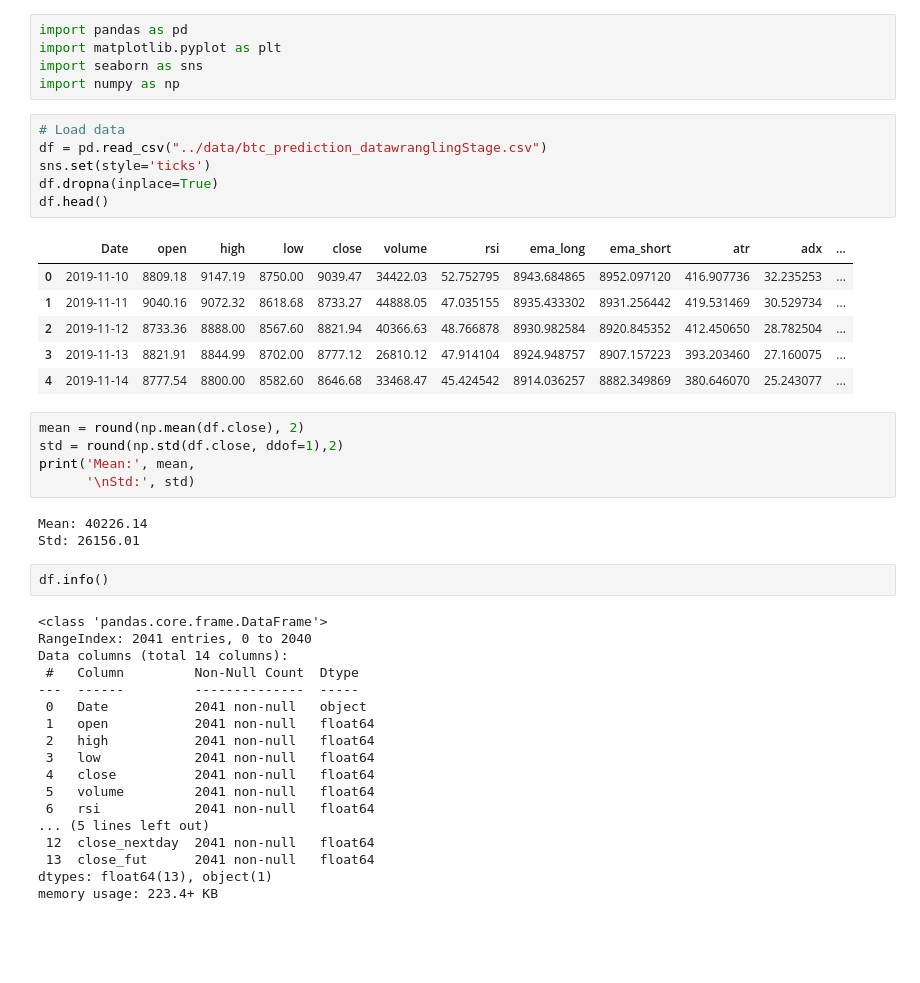
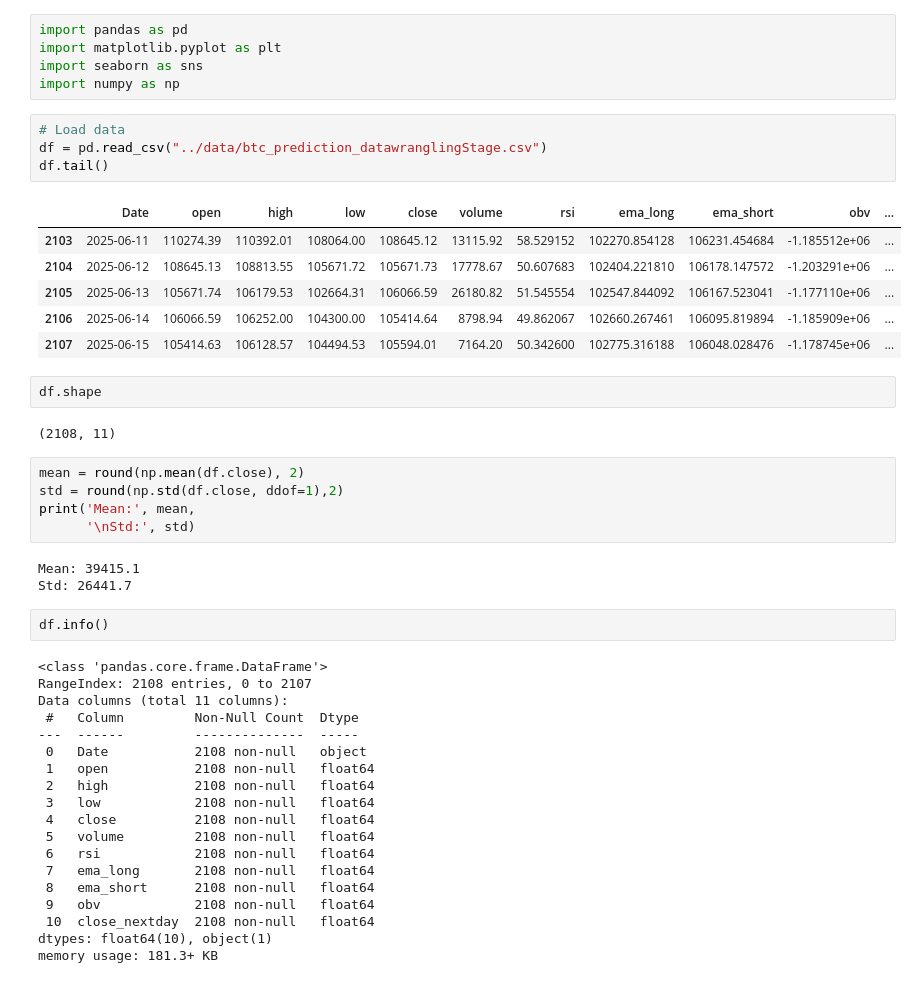
Before and after one commit to a7-peer/BTC_tradingbot, a Jupyter notebook: EDA/BTC_EDA.ipynb, the cells around one changed output. Drawn from its saved outputs; the diff is of its cells as text; blank space fills up the shorter version.

```diff
--- a/EDA/BTC_EDA.ipynb
+++ b/EDA/BTC_EDA.ipynb
@@ -25,41 +24,44 @@ import numpy as np
 # %%
 # Load data
 df = pd.read_csv("../data/btc_prediction_datawranglingStage.csv")
-sns.set(style='ticks')
-df.dropna(inplace=True)
-df.head()
+df.tail()
 # %% [output]
-|  | Date | open | high | low | close | volume | rsi | ema_long | ema_short | atr | adx | ... |
-| 0 | 2019-11-10 | 8809.18 | 9147.19 | 8750.00 | 9039.47 | 34422.03 | 52.752795 | 8943.684865 | 8952.097120 | 416.907736 | 32.235253 | ... |
-| 1 | 2019-11-11 | 9040.16 | 9072.32 | 8618.68 | 8733.27 | 44888.05 | 47.035155 | 8935.433302 | 8931.256442 | 419.531469 | 30.529734 | ... |
-| 2 | 2019-11-12 | 8733.36 | 8888.00 | 8567.60 | 8821.94 | 40366.63 | 48.766878 | 8930.982584 | 8920.845352 | 412.450650 | 28.782504 | ... |
-| 3 | 2019-11-13 | 8821.91 | 8844.99 | 8702.00 | 8777.12 | 26810.12 | 47.914104 | 8924.948757 | 8907.157223 | 393.203460 | 27.160075 | ... |
-| 4 | 2019-11-14 | 8777.54 | 8800.00 | 8582.60 | 8646.68 | 33468.47 | 45.424542 | 8914.036257 | 8882.349869 | 380.646070 | 25.243077 | ... |
+|  | Date | open | high | low | close | volume | rsi | ema_long | ema_short | obv | ... |
+| 2103 | 2025-06-11 | 110274.39 | 110392.01 | 108064.00 | 108645.12 | 13115.92 | 58.529152 | 102270.854128 | 106231.454684 | -1.185512e+06 | ... |
+| 2104 | 2025-06-12 | 108645.13 | 108813.55 | 105671.72 | 105671.73 | 17778.67 | 50.607683 | 102404.221810 | 106178.147572 | -1.203291e+06 | ... |
+| 2105 | 2025-06-13 | 105671.74 | 106179.53 | 102664.31 | 106066.59 | 26180.82 | 51.545554 | 102547.844092 | 106167.523041 | -1.177110e+06 | ... |
+| 2106 | 2025-06-14 | 106066.59 | 106252.00 | 104300.00 | 105414.64 | 8798.94 | 49.862067 | 102660.267461 | 106095.819894 | -1.185909e+06 | ... |
+| 2107 | 2025-06-15 | 105414.63 | 106128.57 | 104494.53 | 105594.01 | 7164.20 | 50.342600 | 102775.316188 | 106048.028476 | -1.178745e+06 | ... |
+# %%
+df.shape
+# %% [output]
+(2108, 11)
 # %%
 mean = round(np.mean(df.close), 2)
 std = round(np.std(df.close, ddof=1),2)
 print('Mean:', mean,
       '\nStd:', std)
 # %% [output]
-Mean: 40226.14
-Std: 26156.01
+Mean: 39415.1
+Std: 26441.7
 # %%
 df.info()
 # %% [output]
 <class 'pandas.core.frame.DataFrame'>
-RangeIndex: 2041 entries, 0 to 2040
-Data columns (total 14 columns):
+RangeIndex: 2108 entries, 0 to 2107
+Data columns (total 11 columns):
  #   Column         Non-Null Count  Dtype
 ---  ------         --------------  -----
- 0   Date           2041 non-null   object
- 1   open           2041 non-null   float64
- 2   high           2041 non-null   float64
- 3   low            2041 non-null   float64
- 4   close          2041 non-null   float64
- 5   volume         2041 non-null   float64
- 6   rsi            2041 non-null   float64
-... (5 lines left out)
- 12  close_nextday  2041 non-null   float64
- 13  close_fut      2041 non-null   float64
-dtypes: float64(13), object(1)
-memory usage: 223.4+ KB
+ 0   Date           2108 non-null   object
+ 1   open           2108 non-null   float64
+ 2   high           2108 non-null   float64
+ 3   low            2108 non-null   float64
+ 4   close          2108 non-null   float64
+ 5   volume         2108 non-null   float64
+ 6   rsi            2108 non-null   float64
+ 7   ema_long       2108 non-null   float64
+ 8   ema_short      2108 non-null   float64
+ 9   obv            2108 non-null   float64
+ 10  close_nextday  2108 non-null   float64
+dtypes: float64(10), object(1)
+memory usage: 181.3+ KB
```
Also changed, not shown: parts of 39 cells of this notebook, 1 other file.
